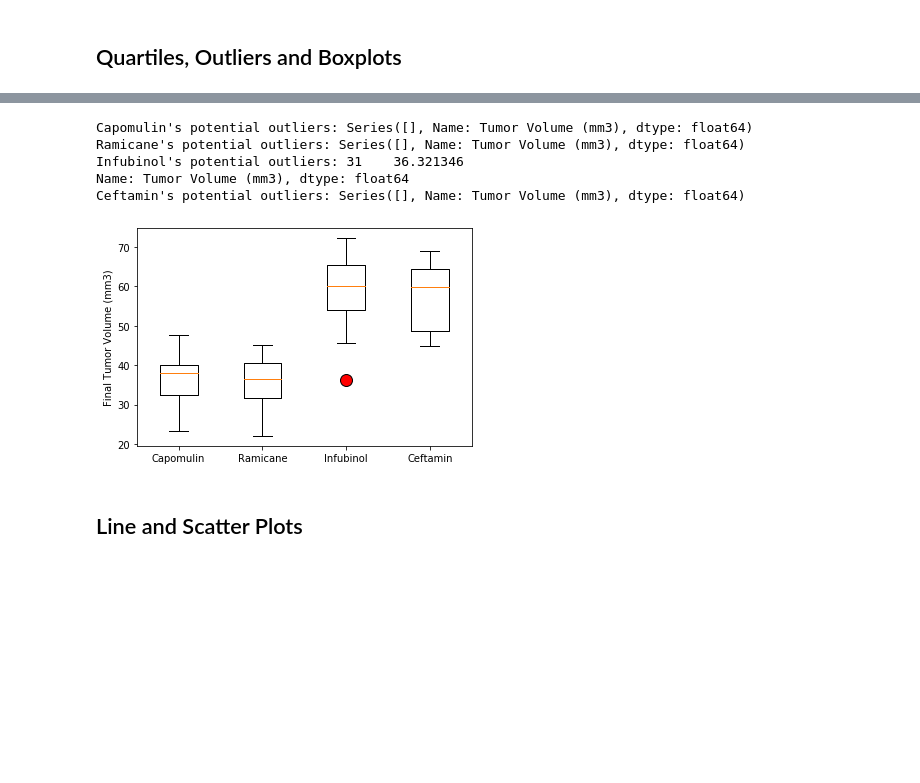
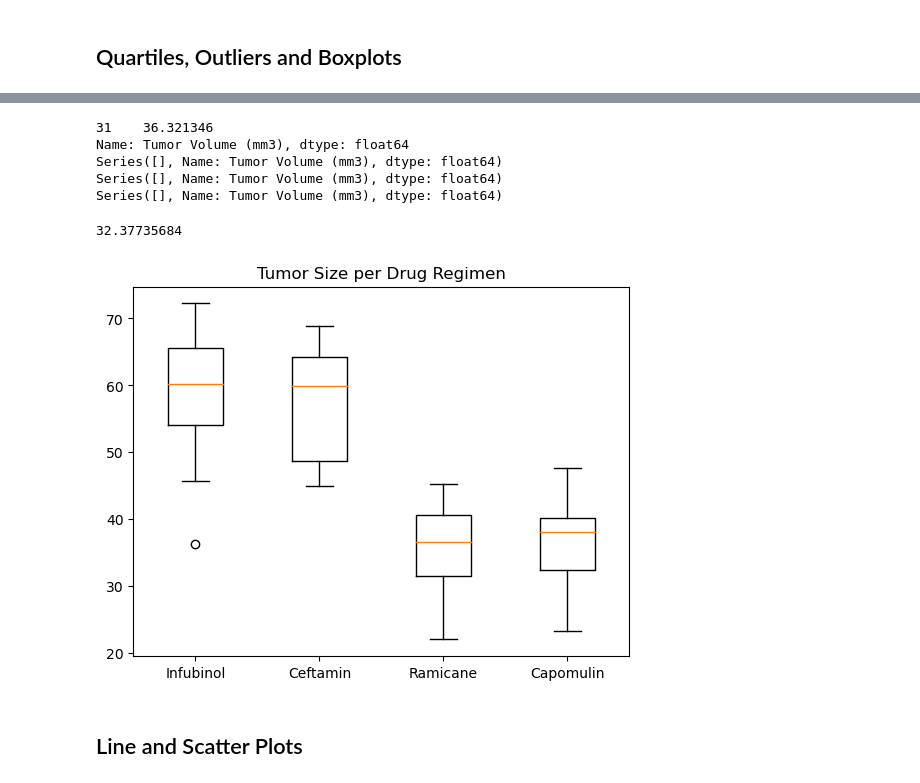
Before and after one commit to kbrantner/pymaceuticals, a Jupyter notebook: starter_code/Pymaceuticals/pymaceuticals_starter-Copy1.ipynb, the cells around one changed output, grey strips where cells are left out. Drawn from its saved outputs; the diff is of its cells as text; code cells hidden in the pictures; blank space fills up the shorter version.

```diff
--- a/starter_code/Pymaceuticals/pymaceuticals_starter-Copy1.ipynb
+++ b/starter_code/Pymaceuticals/pymaceuticals_starter-Copy1.ipynb
@@ -258,13 +261,21 @@ merged_df[(merged_df["Metastatic Sites"]==4)|(merged_df["Metastatic Sites"]==2)]
 
 # Start by getting the last (greatest) timepoint for each mouse
 
-time_point=merged_df.groupby('Timepoint')
 
 #time_point.max()
+#https://stackoverflow.com/questions/27488080/python-pandas-filter-rows-after-groupby
+#mouse_id=merged_df.loc[merged_df.groupby(["Mouse ID"])["Timepoint"].idxmax()]
+#help from Bethany
+mouse_id=merged_df.groupby(["Mouse ID"])["Timepoint"].max()
+#mouse_id=merged_df.groupby('Mouse ID').max(["Timepoint"])(['Drug Regimen']==("Capomulin" | "Ramicane" | "Infubinol" | "Ceftamin"))
 
-mouse_id=merged_df.groupby('Mouse ID').max(["Timepoint"])
 
-mouse_id.head()
-
+#https://stackoverflow.com/questions/12096252/use-a-list-of-values-to-select-rows-from-a-pandas-dataframe
+#mouse_id=mouse_id.loc[mouse_id['Drug Regimen'].isin(["Capomulin", "Ramicane", "Infubinol", "Ceftamin"])]
+mouse_id=mouse_id.reset_index()
+merger_df2=mouse_id.merge(merged_df, on=['Mouse ID', 'Timepoint'], how="left")
 # Merge this group df with the original DataFrame to get the tumor volume at the last timepoint
+merger_df2
+merger_df2=merger_df2.loc[merger_df2['Drug Regimen'].isin(["Capomulin", "Ramicane", "Infubinol", "Ceftamin"])]
+merger_df2
 # %% [output]
@@ -278,30 +295,59 @@ mouse_id.head()
 # %%
 # Put treatments into a list for for loop (and later for plot labels)
+list_treatments=[]
+#merged_df["Drug Regimen"].unique()
+for x in merger_df2[("Drug Regimen")].unique():
+    list_treatments.append(x)
 
 
 # Create empty list to fill with tumor vol data (for plotting)
-
+tumor_vol=[]
 
 # Calculate the IQR and quantitatively determine if there are any potential outliers.
+Q1 = merger_df2['Tumor Volume (mm3)'].quantile(0.25)
+Q3 = merger_df2['Tumor Volume (mm3)'].quantile(0.75)
+IQR = Q3 - Q1
+update_IQR=IQR*1.5
 
+lower_bound=Q1-update_IQR
+upper_bound=Q3+update_IQR
 
     # Locate the rows which contain mice on each drug and get the tumor volumes
+for x in list_treatments:
+    volume=merger_df2.loc[merger_df2["Drug Regimen"]==x, 'Tumor Volume (mm3)']
+    tumor_vol.append(volume)
+    Q1 = volume.quantile(0.25)
+    Q3 = volume.quantile(0.75)
+    IQR = Q3 - Q1
+    update_IQR=IQR*1.5
 
-
+    lower_bound=Q1-update_IQR
+    upper_bound=Q3+update_IQR
+    outliers=volume.loc[(volume<lower_bound) | (volume>upper_bound)]
+    print(outliers)
     # add subset
 
 
     # Determine outliers using upper and lower bounds
 # %% [output]
-Capomulin's potential outliers: Series([], Name: Tumor Volume (mm3), dtype: float64)
-Ramicane's potential outliers: Series([], Name: Tumor Volume (mm3), dtype: float64)
-Infubinol's potential outliers: 31    36.321346
+31    36.321346
 Name: Tumor Volume (mm3), dtype: float64
-Ceftamin's potential outliers: Series([], Name: Tumor Volume (mm3), dtype: float64)
+Series([], Name: Tumor Volume (mm3), dtype: float64)
+Series([], Name: Tumor Volume (mm3), dtype: float64)
+Series([], Name: Tumor Volume (mm3), dtype: float64)
+# %%
+Q1
+# %% [output]
+32.37735684
 # %%
 # Generate a box plot that shows the distrubution of the tumor volume for each treatment group.
+fig1, ax1 = plt.subplots()
+ax1.set_title('Tumor Size per Drug Regimen')
+
+ax1.boxplot(tumor_vol, labels=list_treatments)
+plt.show()
 # %% [output]
-[figure, old version]
+[figure, new version]
 # %% [markdown]
 ## Line and Scatter Plots
 # %%
```
Also changed, not shown: parts of 23 cells of this notebook.
